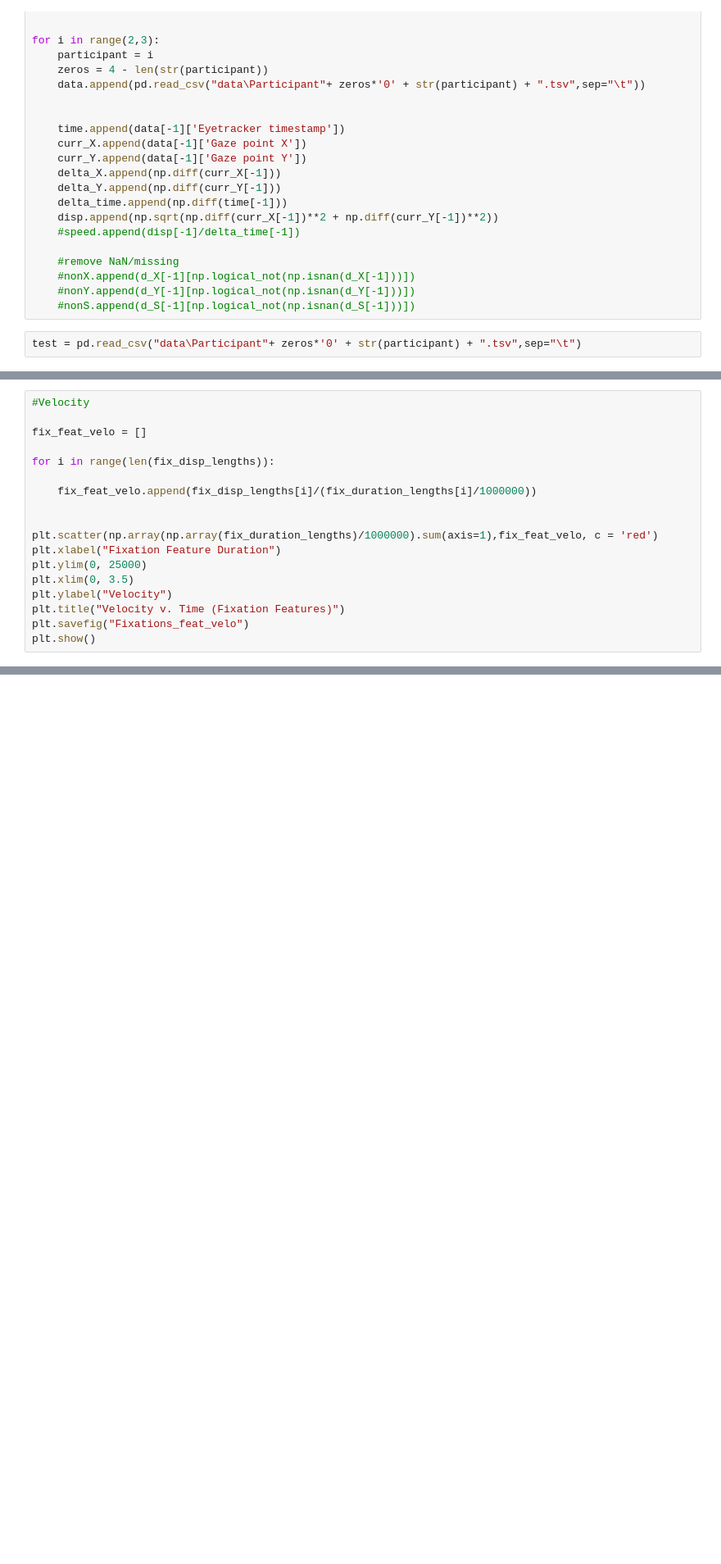
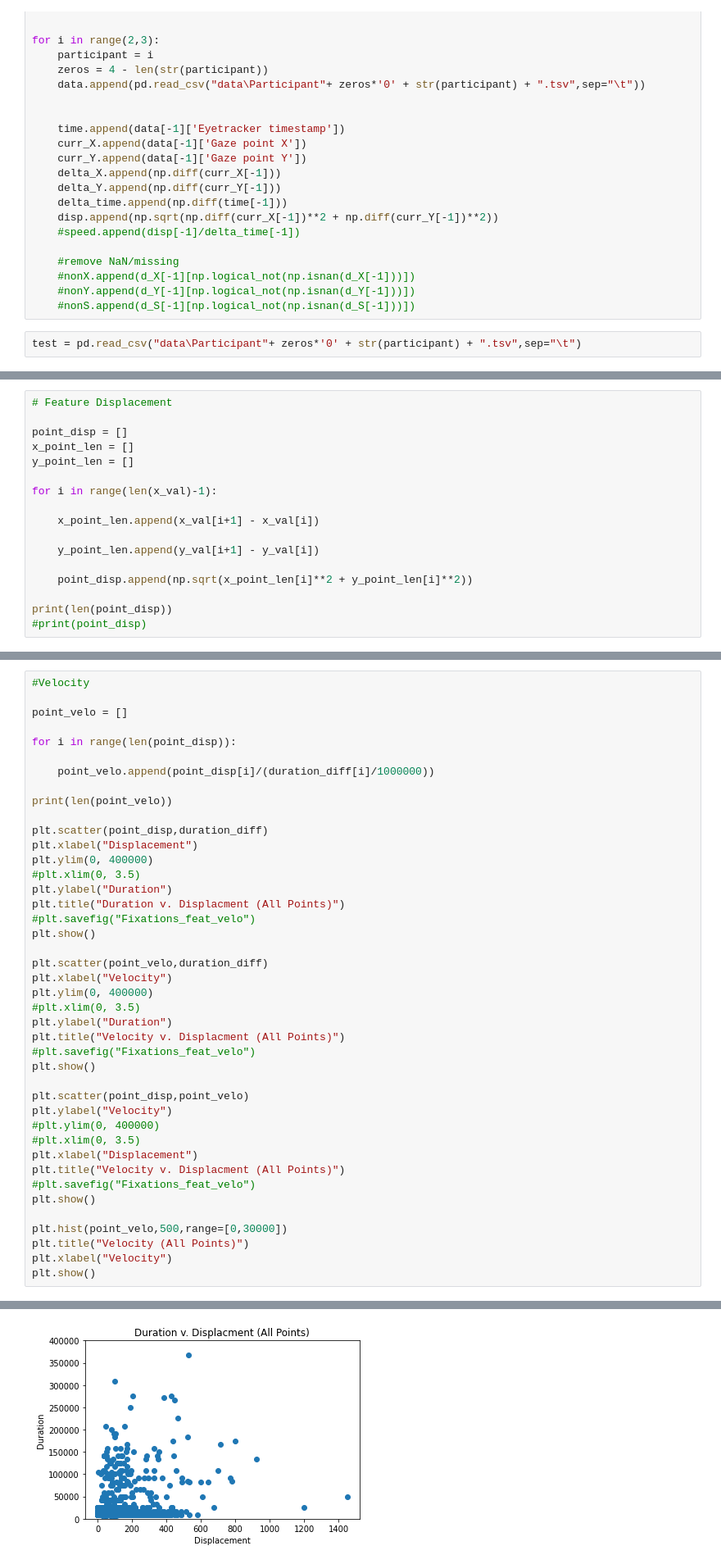
Before and after one commit to Josef733/eyetracker, a Jupyter notebook: Algorithms.ipynb, the cells around one changed output, grey strips where cells are left out. Shown: that part at 82% size. Cells and saved outputs as stored; diff of their text form; blank space fills up the shorter version.

```diff
--- a/Algorithms.ipynb
+++ b/Algorithms.ipynb
@@ -198,0 +113,17 @@ plt.show()
+# %%
+# Feature Displacement
+
+point_disp = []
+x_point_len = []
+y_point_len = []
+
+for i in range(len(x_val)-1):
+
+    x_point_len.append(x_val[i+1] - x_val[i])
+
+    y_point_len.append(y_val[i+1] - y_val[i])
+
+    point_disp.append(np.sqrt(x_point_len[i]**2 + y_point_len[i]**2))
+
+print(len(point_disp))
+#print(point_disp)
@@ -199,18 +132,43 @@ plt.show()
 # %%
 #Velocity
 
-fix_feat_velo = []
+point_velo = []
 
-for i in range(len(fix_disp_lengths)):
+for i in range(len(point_disp)):
 
-    fix_feat_velo.append(fix_disp_lengths[i]/(fix_duration_lengths[i]/1000000))
+    point_velo.append(point_disp[i]/(duration_diff[i]/1000000))
 
+print(len(point_velo))
 
-plt.scatter(np.array(np.array(fix_duration_lengths)/1000000).sum(axis=1),fix_feat_velo, c = 'red')
-plt.xlabel("Fixation Feature Duration")
-plt.ylim(0, 25000)
-plt.xlim(0, 3.5)
+plt.scatter(point_disp,duration_diff)
+plt.xlabel("Displacement")
+plt.ylim(0, 400000)
+#plt.xlim(0, 3.5)
+plt.ylabel("Duration")
+plt.title("Duration v. Displacment (All Points)")
+#plt.savefig("Fixations_feat_velo")
+plt.show()
+
+plt.scatter(point_velo,duration_diff)
+plt.xlabel("Velocity")
+plt.ylim(0, 400000)
+#plt.xlim(0, 3.5)
+plt.ylabel("Duration")
+plt.title("Velocity v. Displacment (All Points)")
+#plt.savefig("Fixations_feat_velo")
+plt.show()
+
+plt.scatter(point_disp,point_velo)
 plt.ylabel("Velocity")
-plt.title("Velocity v. Time (Fixation Features)")
-plt.savefig("Fixations_feat_velo")
+#plt.ylim(0, 400000)
+#plt.xlim(0, 3.5)
+plt.xlabel("Displacement")
+plt.title("Velocity v. Displacment (All Points)")
+#plt.savefig("Fixations_feat_velo")
 plt.show()
+
+plt.hist(point_velo,500,range=[0,30000])
+plt.title("Velocity (All Points)")
+plt.xlabel("Velocity")
+plt.show()
+# %% [output]
@@ -216,0 +176 @@ plt.show()
+[figure, added]
```
Also changed, not shown: parts of 7 cells of this notebook.
